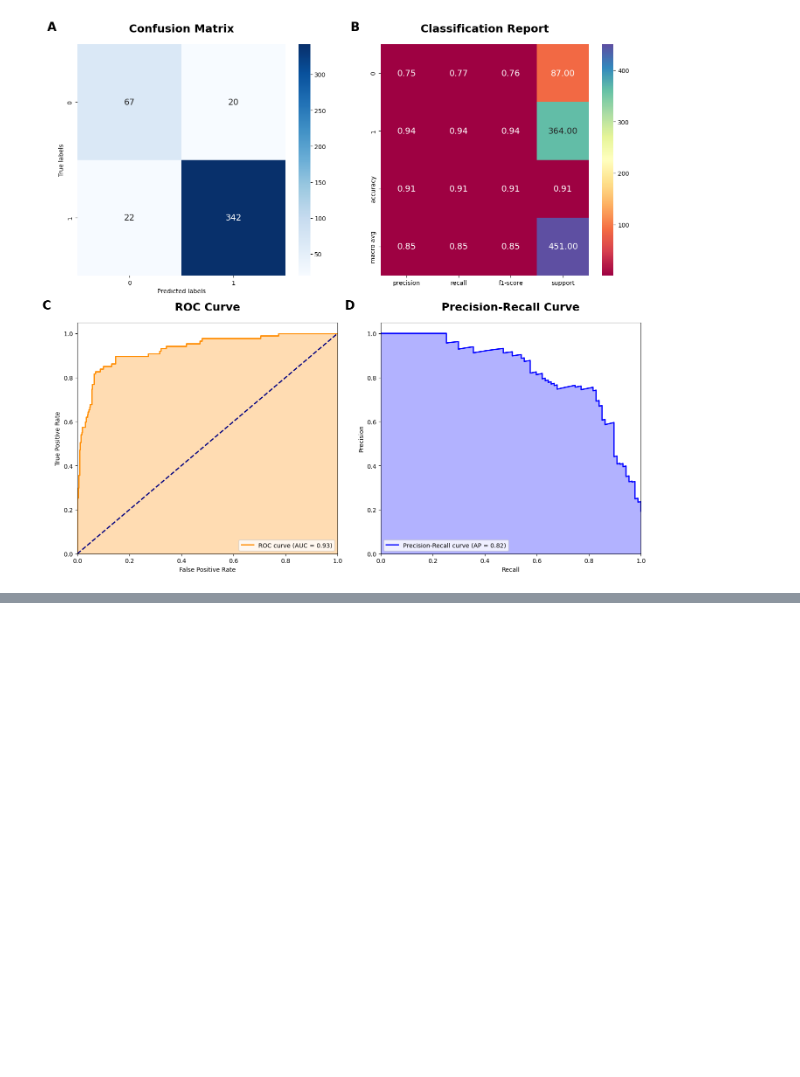
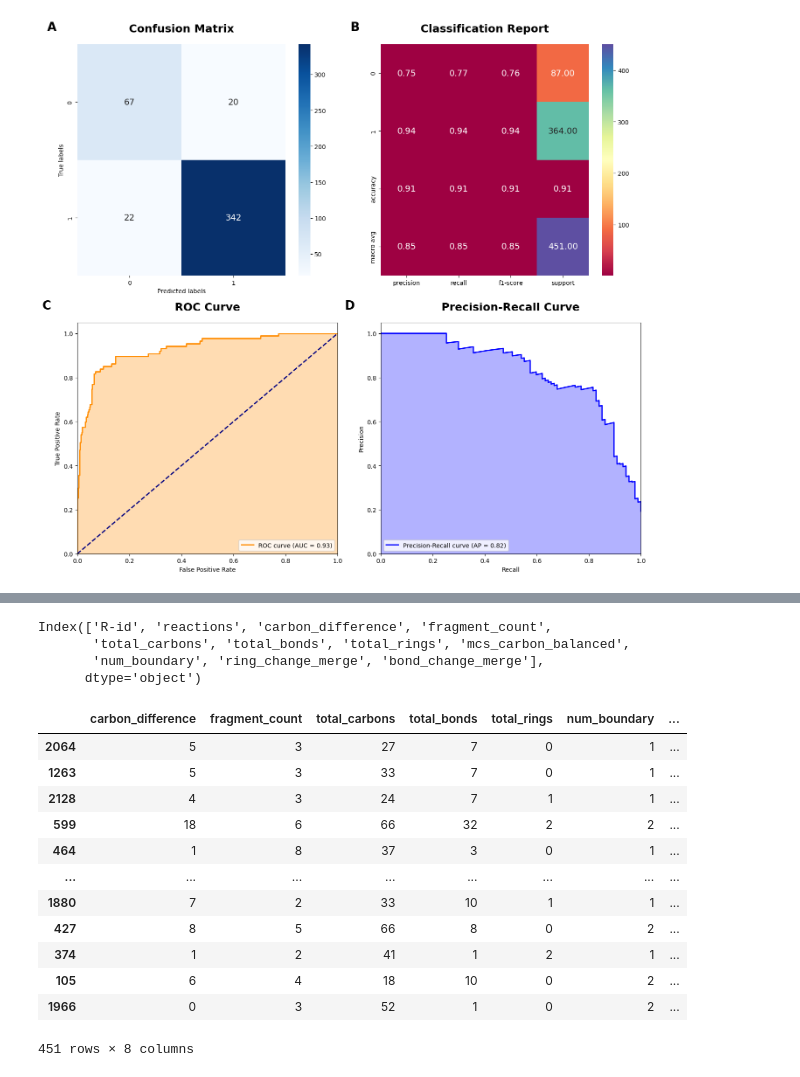
Before and after one commit to TieuLongPhan/SynRBL, a Jupyter notebook: Pipeline/Validation/Analysis/Analysis_vis.ipynb, the cells around one changed output, grey strips where cells are left out. Saved outputs shown, nothing was run; the diff lists cells and outputs as text; code cells hidden in the pictures; blank space fills up the shorter version.

```diff
--- a/Pipeline/Validation/Analysis/Analysis_vis.ipynb
+++ b/Pipeline/Validation/Analysis/Analysis_vis.ipynb
@@ -296,0 +508,19 @@ classification_visualization(y_test, y_pred, pipeline.predict_proba(X_test),
+# %%
+from SynRBL
+import pickle
+data_predict_name = 'USPTO_unbalance_class'
+input_path = '../../../Pipeline'
+source_path = '../../../Data'
+process = AnalysisProcess(pipeline_path=input_path, data_path=source_path, data_predict_name=data_predict_name)
+combined_data=process.process_predict_datasets()
+
+X_pred = combined_data[['carbon_difference', 'fragment_count', 'total_carbons', 'total_bonds',
+       'total_rings', 'num_boundary', 'ring_change_merge',
+       'bond_change_merge']]
+
+
+with open('scoring_function.pkl', 'rb') as file:
+    loaded_model = pickle.load(file)
+
+confidence = loaded_model.predict_proba(X_pred)[:,1]
+confidence
@@ -296,0 +545,17 @@ classification_visualization(y_test, y_pred, pipeline.predict_proba(X_test),
+# %%
+data_raw = process.process_and_combine_datasets(remove_undetected=False).drop(['R-id', 'reactions', 'Bond Changes',
+                                                                                'Index', 'mcs_carbon_balanced'], axis =1)
+
+
+
+X, y = data_raw.drop('Result', axis=1), data_raw['Result']
+
+le = LabelEncoder()
+y = le.fit_transform(y)
+
+X_train, X_test, y_train, y_test = train_test_split(X, y, test_size=0.2, random_state=42)
+
+steps = [('scaler', MinMaxScaler()), ('over', SMOTEENN(sampling_strategy='minority', random_state=42)), ('model', XGBClassifier(random_state=42))]
+pipeline = Pipeline(steps=steps)
+
+pipeline.fit(X_train, y_train)
@@ -296,0 +566,7 @@ classification_visualization(y_test, y_pred, pipeline.predict_proba(X_test),
+# %%
+combined_data.columns
+# %% [output]
+Index(['R-id', 'reactions', 'carbon_difference', 'fragment_count',
+       'total_carbons', 'total_bonds', 'total_rings', 'mcs_carbon_balanced',
+       'num_boundary', 'ring_change_merge', 'bond_change_merge'],
+      dtype='object')
@@ -296,0 +581,16 @@ classification_visualization(y_test, y_pred, pipeline.predict_proba(X_test),
+# %%
+X_test
+# %% [output]
+|  | carbon_difference | fragment_count | total_carbons | total_bonds | total_rings | num_boundary | ... |
+| 2064 | 5 | 3 | 27 | 7 | 0 | 1 | ... |
+| 1263 | 5 | 3 | 33 | 7 | 0 | 1 | ... |
+| 2128 | 4 | 3 | 24 | 7 | 1 | 1 | ... |
+| 599 | 18 | 6 | 66 | 32 | 2 | 2 | ... |
+| 464 | 1 | 8 | 37 | 3 | 0 | 1 | ... |
+| ... | ... | ... | ... | ... | ... | ... | ... |
+| 1880 | 7 | 2 | 33 | 10 | 1 | 1 | ... |
+| 427 | 8 | 5 | 66 | 8 | 0 | 2 | ... |
+| 374 | 1 | 2 | 41 | 1 | 2 | 1 | ... |
+| 105 | 6 | 4 | 18 | 10 | 0 | 2 | ... |
+| 1966 | 0 | 3 | 52 | 1 | 0 | 2 | ... |
+451 rows × 8 columns
```
Also changed, not shown: parts of 17 cells of this notebook, 10 other files.
